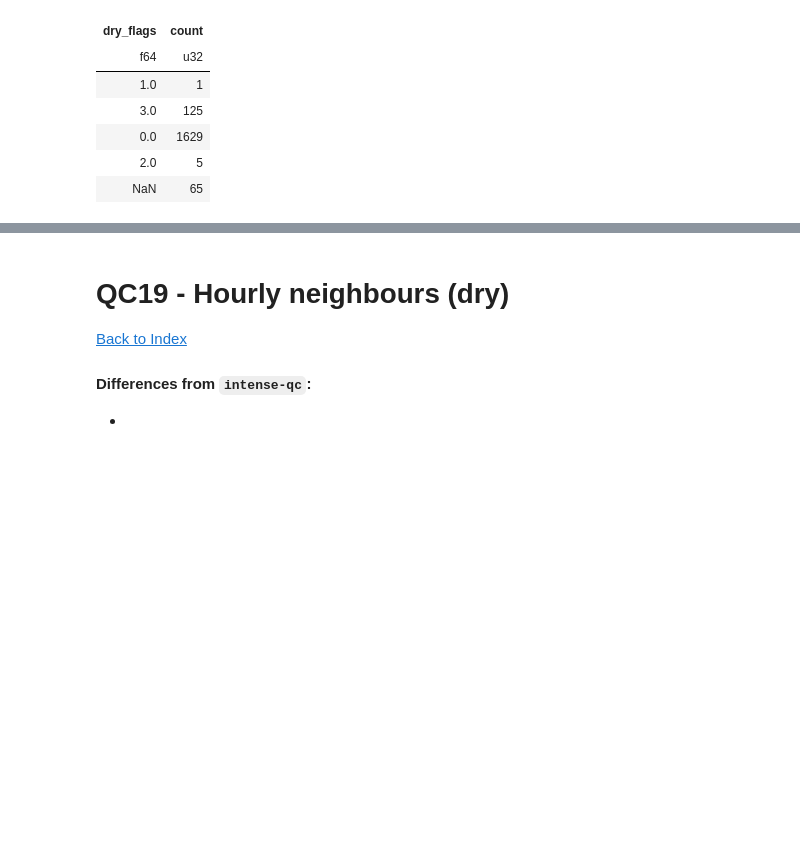
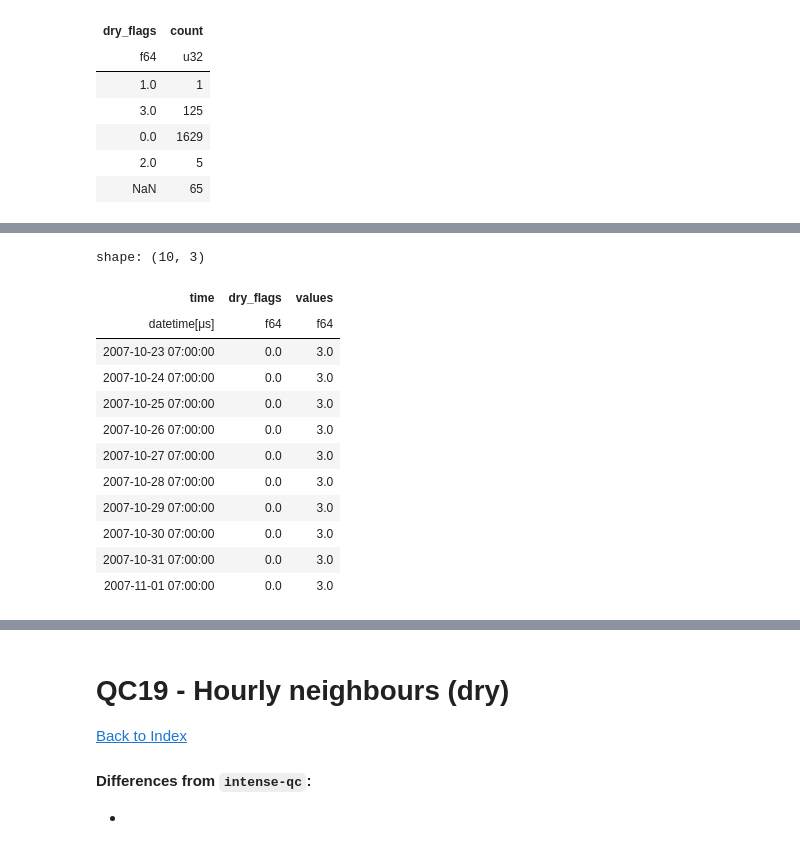
Before and after one commit to Thomasjkeel/RainfallQC-notebooks, a Jupyter notebook: notebooks/neighbour_checks.ipynb, the cells around one changed output, grey strips where cells are left out. Saved outputs shown, nothing was run; the diff lists cells and outputs as text; code cells hidden in the pictures; blank space fills up the shorter version.

```diff
--- a/notebooks/neighbour_checks.ipynb
+++ b/notebooks/neighbour_checks.ipynb
@@ -1589,0 +1598,16 @@ shape: (131, 7)
+# %%
+def propagate_flags(series, days=14):
+    series = series.clone()
+    duration = pl.duration(days=days)
+    # flag preceding periods, prioritising higher flag values
+    for flag, series_filtered in [(flag, series.filter(pl.col('dry_flags') == flag)) for flag in [1, 2, 3]]:
+        for idx in series_filtered['time']:
+            series = series.with_columns(
+                    pl.when(
+                        (pl.col("time") <= pl.lit(idx)) & (pl.col("time") >= (pl.lit(idx) - duration))
+                    ).then(flag).otherwise(pl.col("dry_flags")).alias("values")
+                )
+
+    return series
+# %%
+b = propagate_flags(all_data_dry_flags[['time', 'dry_flags']])
@@ -1589,0 +1625,16 @@ shape: (131, 7)
+# %%
+b[660:670]
+# %% [output]
+shape: (10, 3)
+| time | dry_flags | values |
+| datetime[μs] | f64 | f64 |
+| 2007-10-23 07:00:00 | 0.0 | 3.0 |
+| 2007-10-24 07:00:00 | 0.0 | 3.0 |
+| 2007-10-25 07:00:00 | 0.0 | 3.0 |
+| 2007-10-26 07:00:00 | 0.0 | 3.0 |
+| 2007-10-27 07:00:00 | 0.0 | 3.0 |
+| 2007-10-28 07:00:00 | 0.0 | 3.0 |
+| 2007-10-29 07:00:00 | 0.0 | 3.0 |
+| 2007-10-30 07:00:00 | 0.0 | 3.0 |
+| 2007-10-31 07:00:00 | 0.0 | 3.0 |
+| 2007-11-01 07:00:00 | 0.0 | 3.0 |
```
Also changed, not shown: parts of 4 cells of this notebook.
